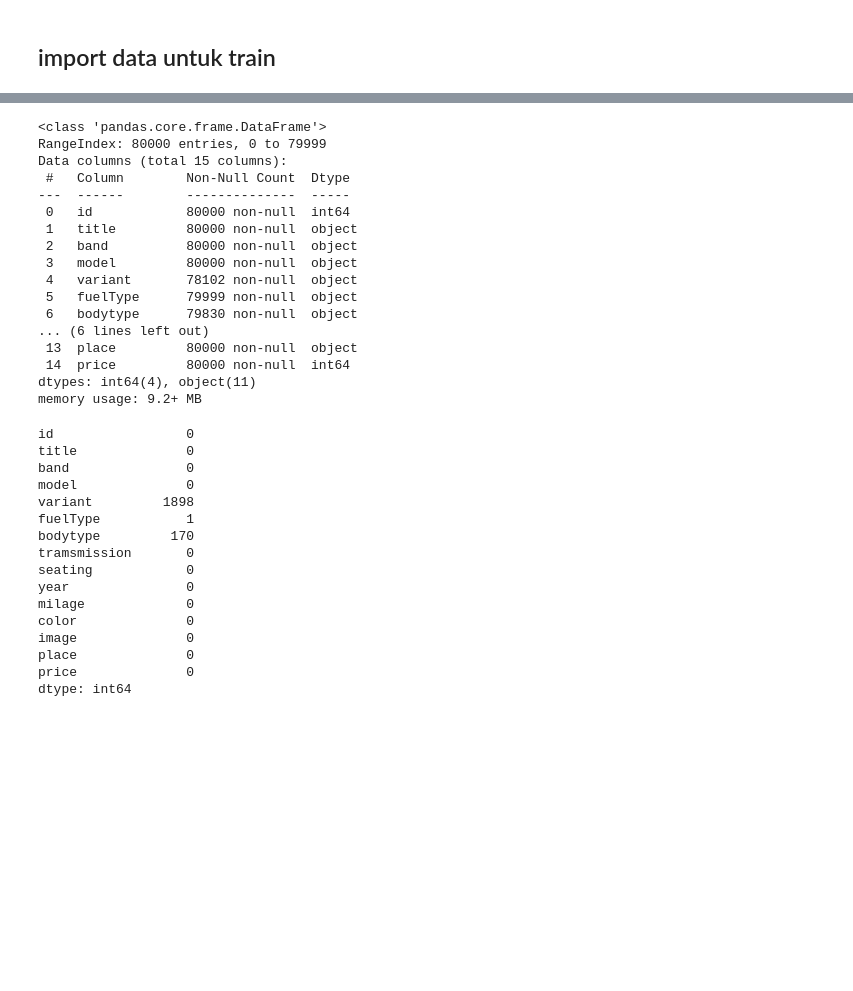
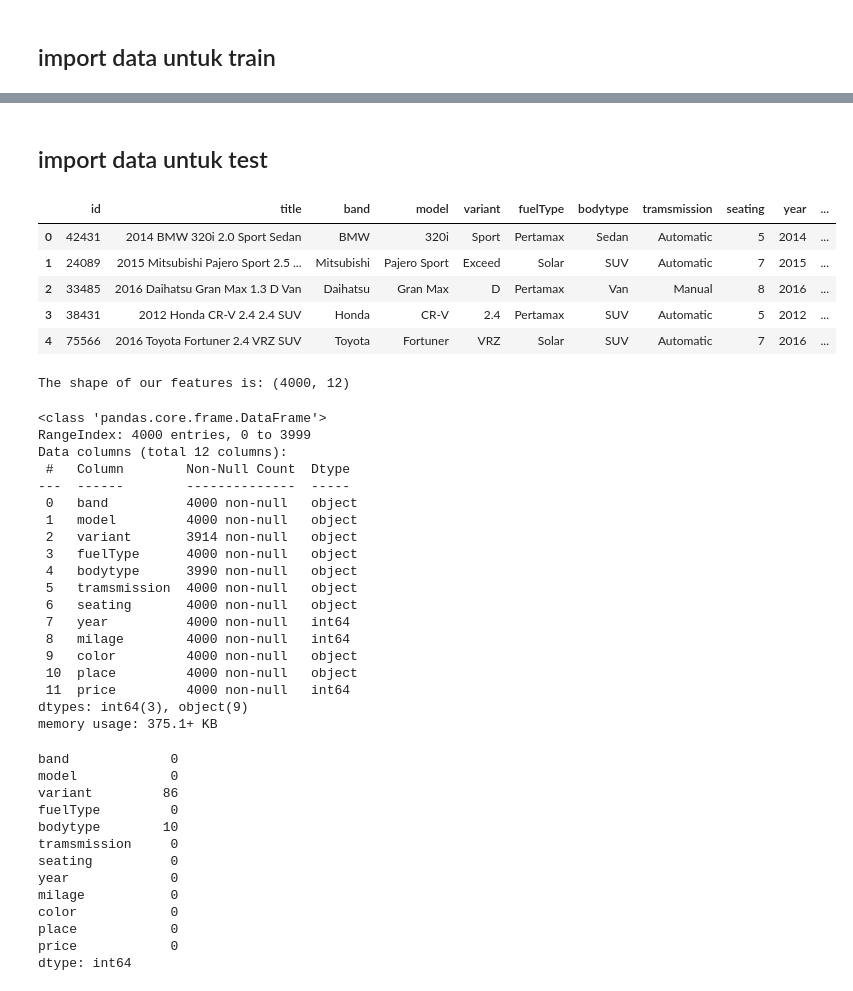
Before and after one commit to ramadhanbay/kuliah, a Jupyter notebook: UTS_SinarBayuRamadhan.ipynb, the cells around one changed output, grey strips where cells are left out. Drawn from its saved outputs; the diff is of its cells as text; code cells hidden in the pictures; blank space fills up the shorter version.

```diff
--- a/UTS_SinarBayuRamadhan.ipynb
+++ b/UTS_SinarBayuRamadhan.ipynb
@@ -49,39 +143,57 @@ X_train.describe()
+# %% [markdown]
+## import data untuk test
+# %%
+url_test = 'https://raw.githubusercontent.com/ramadhanbay/kuliah/main/dataset/cars_test_new.csv'
+data_test = pd.read_csv(url_test, low_memory=False)
+data_test.head(5)
+# %% [output]
+|  | id | title | band | model | variant | fuelType | bodytype | tramsmission | seating | year | ... |
+| 0 | 42431 | 2014 BMW 320i 2.0 Sport Sedan | BMW | 320i | Sport | Pertamax | Sedan | Automatic | 5 | 2014 | ... |
+| 1 | 24089 | 2015 Mitsubishi Pajero Sport 2.5 ... | Mitsubishi | Pajero Sport | Exceed | Solar | SUV | Automatic | 7 | 2015 | ... |
+| 2 | 33485 | 2016 Daihatsu Gran Max 1.3 D Van | Daihatsu | Gran Max | D | Pertamax | Van | Manual | 8 | 2016 | ... |
+| 3 | 38431 | 2012 Honda CR-V 2.4 2.4 SUV | Honda | CR-V | 2.4 | Pertamax | SUV | Automatic | 5 | 2012 | ... |
+| 4 | 75566 | 2016 Toyota Fortuner 2.4 VRZ SUV | Toyota | Fortuner | VRZ | Solar | SUV | Automatic | 7 | 2016 | ... |
+# %%
+# drop unnecessary columns, these columns won't be useful in analysis and prediction
+data_test = data_test.drop(['id','title','image'], axis=1)
+print('The shape of our features is:', data_test.shape)
+# %% [output]
+The shape of our features is: (4000, 12)
 # %%
-X_train.info()
+data_test.info()
 # %% [output]
 <class 'pandas.core.frame.DataFrame'>
-RangeIndex: 80000 entries, 0 to 79999
-Data columns (total 15 columns):
+RangeIndex: 4000 entries, 0 to 3999
+Data columns (total 12 columns):
  #   Column        Non-Null Count  Dtype
 ---  ------        --------------  -----
- 0   id            80000 non-null  int64
- 1   title         80000 non-null  object
- 2   band          80000 non-null  object
- 3   model         80000 non-null  object
- 4   variant       78102 non-null  object
- 5   fuelType      79999 non-null  object
- 6   bodytype      79830 non-null  object
-... (6 lines left out)
- 13  place         80000 non-null  object
- 14  price         80000 non-null  int64
-dtypes: int64(4), object(11)
-memory usage: 9.2+ MB
+ 0   band          4000 non-null   object
+ 1   model         4000 non-null   object
+ 2   variant       3914 non-null   object
+ 3   fuelType      4000 non-null   object
+ 4   bodytype      3990 non-null   object
+ 5   tramsmission  4000 non-null   object
+ 6   seating       4000 non-null   object
+ 7   year          4000 non-null   int64
+ 8   milage        4000 non-null   int64
+ 9   color         4000 non-null   object
+ 10  place         4000 non-null   object
+ 11  price         4000 non-null   int64
+dtypes: int64(3), object(9)
+memory usage: 375.1+ KB
 # %%
-X_train.isnull().sum()
+data_test.isnull().sum()
 # %% [output]
-id                 0
-title              0
-band               0
-model              0
-variant         1898
-fuelType           1
-bodytype         170
-tramsmission       0
-seating            0
-year               0
-milage             0
-color              0
-image              0
-place              0
-price              0
+band             0
+model            0
+variant         86
+fuelType         0
+bodytype        10
+tramsmission     0
+seating          0
+year             0
+milage           0
+color            0
+place            0
+price            0
 dtype: int64
```
Also changed, not shown: parts of 13 cells of this notebook.
